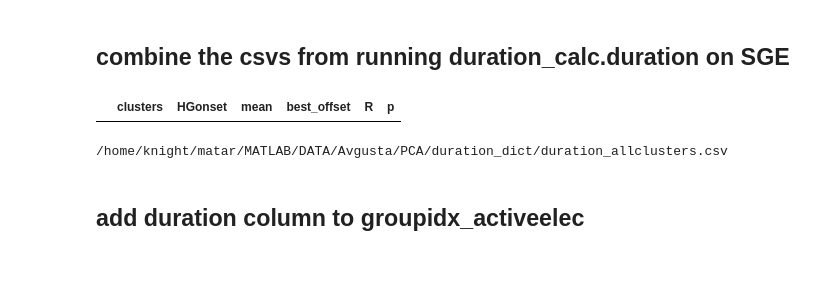
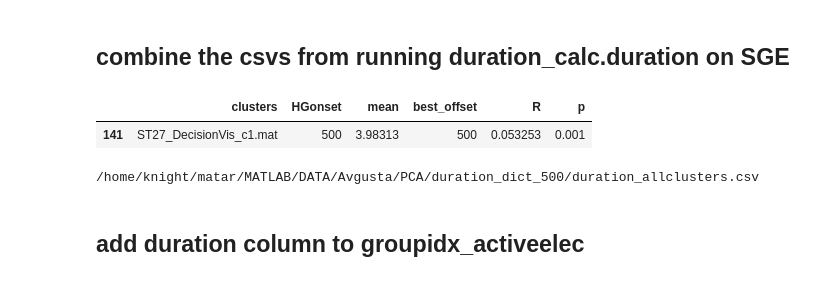
Before and after one commit to matarhaller/ECOGpy, a Jupyter notebook: duration.ipynb, the cells around one changed output. Saved outputs shown, nothing was run; the diff lists cells and outputs as text; code cells hidden in the pictures.

```diff
--- a/duration.ipynb
+++ b/duration.ipynb
@@ -9,11 +9,11 @@ import os
 # %% [markdown]
 ## combine the csvs from running duration_calc.duration on SGE
 # %%
-reconlist = '/home/knight/matar/MATLAB/DATA/Avgusta/PCA/reconlist.xlsx'
-reconlist = pd.ExcelFile(reconlist).parse('Sheet1')
+reconlist = '/home/knight/matar/MATLAB/DATA/Avgusta/PCA/reconlist.csv'
+reconlist = pd.read_csv(reconlist)
 # %%
 SJdir = '/home/knight/matar/MATLAB/DATA/Avgusta/'
-datadir = os.path.join(SJdir, 'PCA','duration_dict')
+datadir = os.path.join(SJdir, 'PCA','duration_dict_500')
 # %%
 dur = pd.DataFrame(columns =  ['R','p','clusters', 'tstat', 'ttest_p','mean','best_onset', 'onset'])
 # %%
@@ -33,15 +33,16 @@ dur = dur.reset_index()
 dur = dur[['clusters','onset','mean','best_onset','R','p']]
 dur.columns = ['clusters','HGonset', 'mean', 'best_offset','R','p'] #(best_offset already in ms)
 # %%
-dur[dur.clusters == 'GP44_DecisionAud_c1.mat']
+dur[dur.clusters == 'ST27_DecisionVis_c1.mat']
 # %% [output]
 |  | clusters | HGonset | mean | best_offset | R | p |
+| 141 | ST27_DecisionVis_c1.mat | 500 | 3.98313 | 500 | 0.053253 | 0.001 |
 # %%
-filename = os.path.join(SJdir, 'PCA','duration_dict', 'duration_allclusters.csv') #aka in datadir
+filename = os.path.join(SJdir, 'PCA','duration_dict_500', 'duration_allclusters.csv') #aka in datadir
 print filename
 dur.to_csv(filename)
 # %% [output]
-/home/knight/matar/MATLAB/DATA/Avgusta/PCA/duration_dict/duration_allclusters.csv
+/home/knight/matar/MATLAB/DATA/Avgusta/PCA/duration_dict_500/duration_allclusters.csv
 # %% [markdown]
 ## add duration column to groupidx_activeelec
 # %%
```
Also changed, not shown: parts of 11 cells of this notebook, 9 other files.
